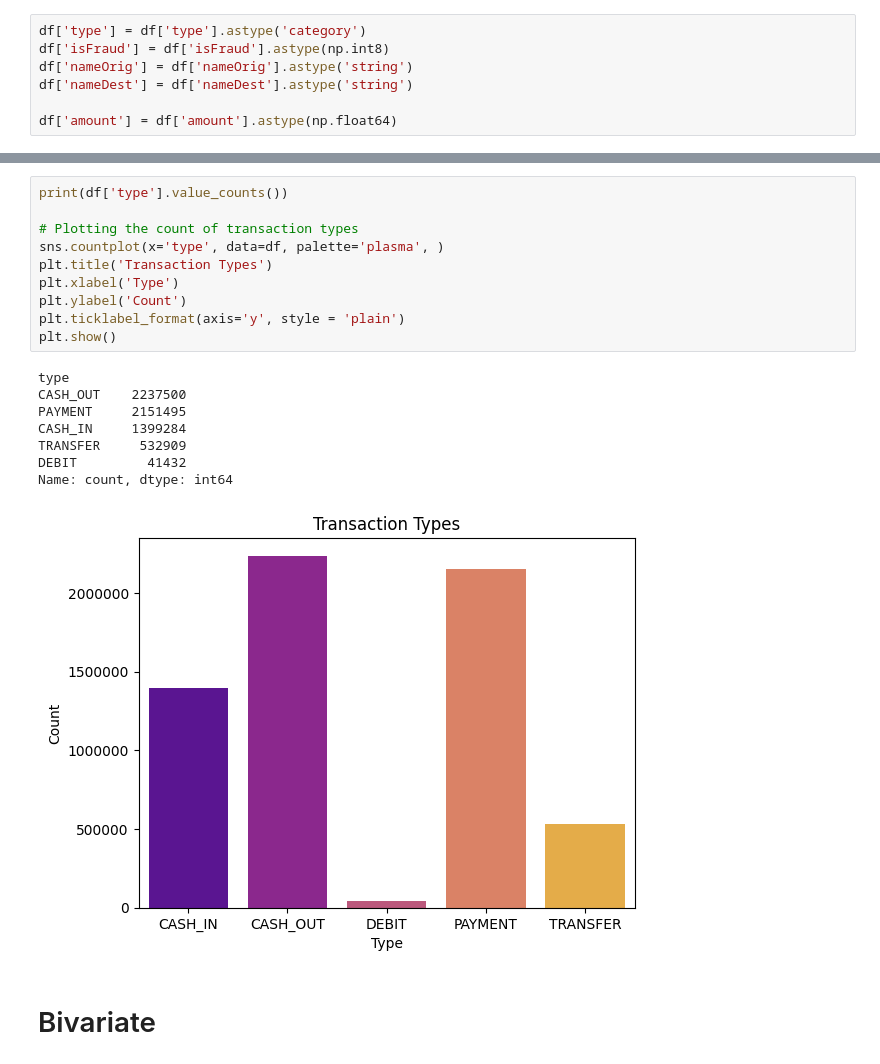
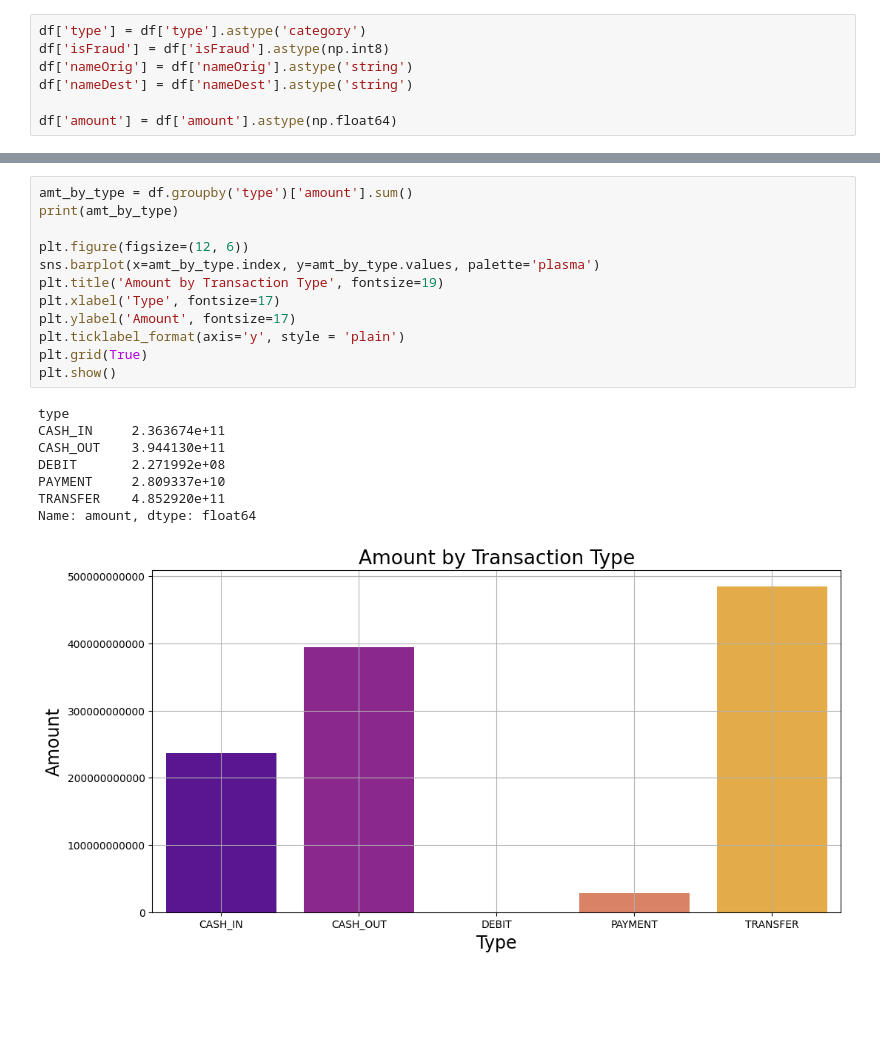
Before and after one commit to nguyentunhu/Financial-Fraud-Patterns-EDA, a Jupyter notebook: main.ipynb, the cells around one changed output, grey strips where cells are left out. Drawn from its saved outputs; the diff is of its cells as text; blank space fills up the shorter version.

```diff
--- a/main.ipynb
+++ b/main.ipynb
@@ -176,22 +202,22 @@ df['amount'] = df['amount'].astype(np.float64)
 # %%
-print(df['type'].value_counts())
+amt_by_type = df.groupby('type')['amount'].sum()
+print(amt_by_type)
 
-# Plotting the count of transaction types
-sns.countplot(x='type', data=df, palette='plasma', )
-plt.title('Transaction Types')
-plt.xlabel('Type')
-plt.ylabel('Count')
+plt.figure(figsize=(12, 6))
+sns.barplot(x=amt_by_type.index, y=amt_by_type.values, palette='plasma')
+plt.title('Amount by Transaction Type', fontsize=19)
+plt.xlabel('Type', fontsize=17)
+plt.ylabel('Amount', fontsize=17)
 plt.ticklabel_format(axis='y', style = 'plain')
+plt.grid(True)
 plt.show()
 # %% [output]
 type
-CASH_OUT    2237500
-PAYMENT     2151495
-CASH_IN     1399284
-TRANSFER     532909
-DEBIT         41432
-Name: count, dtype: int64
+CASH_IN     2.363674e+11
+CASH_OUT    3.944130e+11
+DEBIT       2.271992e+08
+PAYMENT     2.809337e+10
+TRANSFER    4.852920e+11
+Name: amount, dtype: float64
-[figure, old version]
+[figure, new version]
-# %% [markdown]
-# Bivariate
 # %%
```
Also changed, not shown: parts of 11 cells of this notebook.
